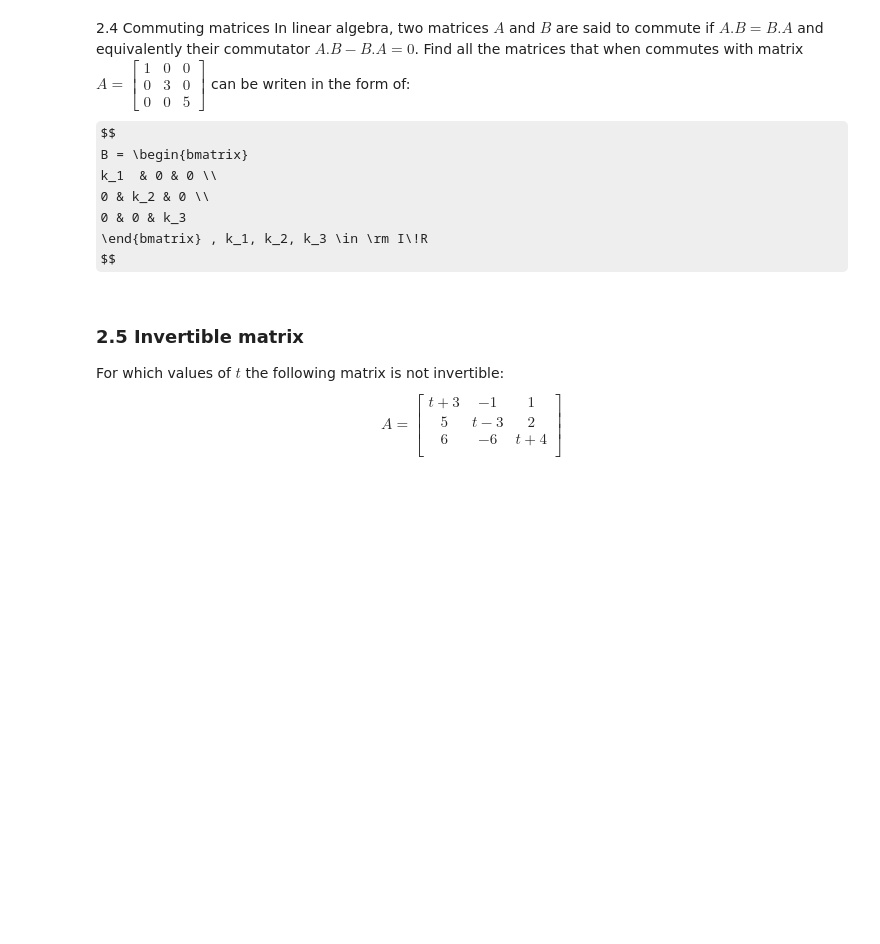
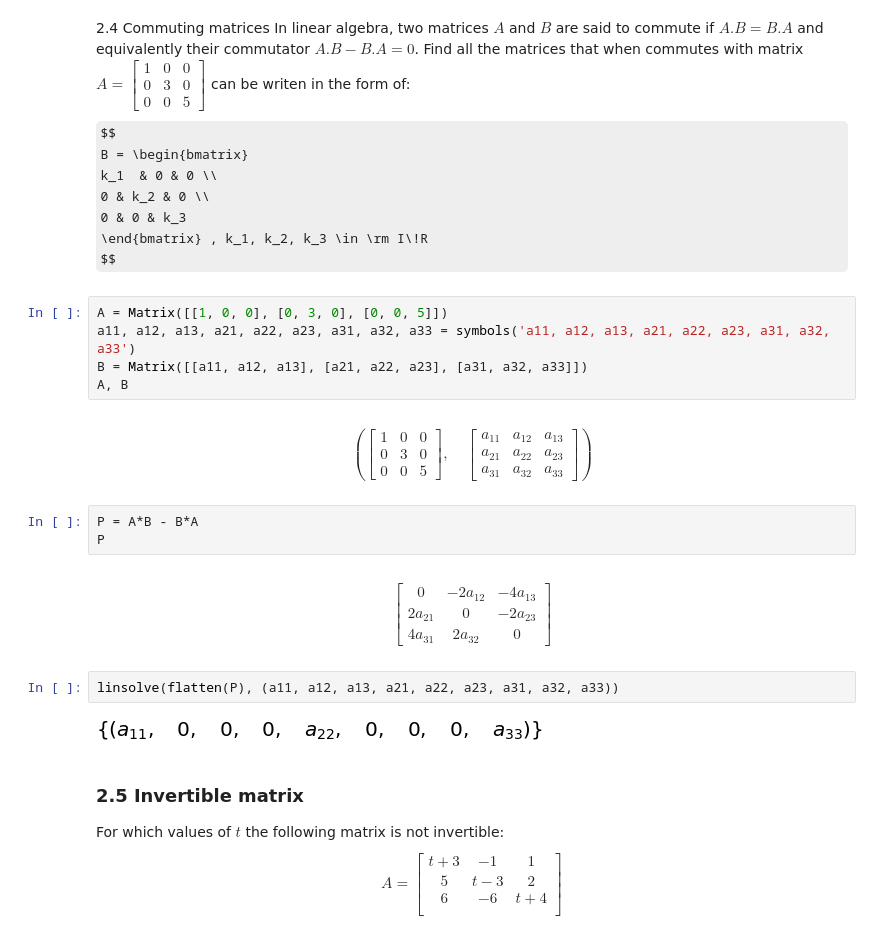
Before and after one commit to ebenezer11/CAD1-sympy, a Jupyter notebook: lab4.ipynb, the cells around one changed output. Cells and saved outputs as stored; diff of their text form; some formulas as TeX source; blank space fills up the shorter version.

```diff
--- a/lab4.ipynb
+++ b/lab4.ipynb
@@ -291,6 +329,22 @@ k_1  & 0 & 0 \\
 0 & 0 & k_3
 \end{bmatrix} , k_1, k_2, k_3 \in \rm I\!R
 $$
+# %%
+A = Matrix([[1, 0, 0], [0, 3, 0], [0, 0, 5]])
+a11, a12, a13, a21, a22, a23, a31, a32, a33 = symbols('a11, a12, a13, a21, a22, a23, a31, a32, a33')
+B = Matrix([[a11, a12, a13], [a21, a22, a23], [a31, a32, a33]])
+A, B
+# %% [output]
+$$\left ( \left[\begin{matrix}1 & 0 & 0\\0 & 3 & 0\\0 & 0 & 5\end{matrix}\right], \quad \left[\begin{matrix}a_{11} & a_{12} & a_{13}\\a_{21} & a_{22} & a_{23}\\a_{31} & a_{32} & a_{33}\end{matrix}\right]\right )$$
+# %%
+P = A*B - B*A
+P
+# %% [output]
+$$\left[\begin{matrix}0 & - 2 a_{12} & - 4 a_{13}\\2 a_{21} & 0 & - 2 a_{23}\\4 a_{31} & 2 a_{32} & 0\end{matrix}\right]$$
+# %%
+linsolve(flatten(P), (a11, a12, a13, a21, a22, a23, a31, a32, a33))
+# %% [output]
+[figure, added]
 # %% [markdown]
 ### 2.5 Invertible matrix
 For which values of $t$ the following matrix is not invertible:
```
Also changed, not shown: parts of 26 cells of this notebook, 2 other files.
